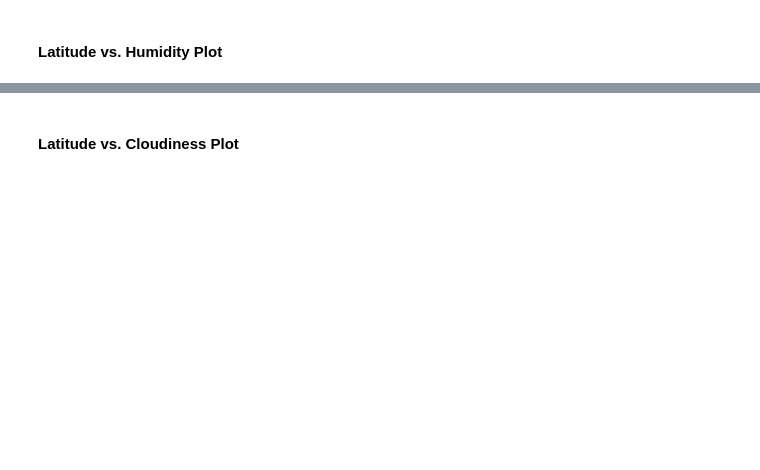
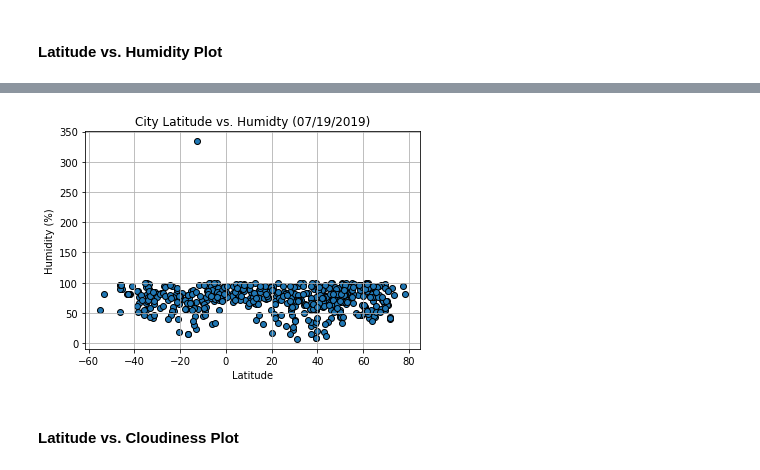
Before and after one commit to sno90/Osorio_Homework, a Jupyter notebook: 06-Python-APIs/WeatherPy.ipynb, the cells around one changed output, grey strips where cells are left out. Saved outputs shown, nothing was run; the diff lists cells and outputs as text; code cells hidden in the pictures; blank space fills up the shorter version.

```diff
--- a/06-Python-APIs/WeatherPy.ipynb
+++ b/06-Python-APIs/WeatherPy.ipynb
@@ -136,2 +182,16 @@ weather_data.head()
+# %%
+# Extract Humidity
+humidity_list = weather_data_df['Humidity']
+
+plt.scatter(latitude_list, humidity_list, edgecolors='black')
+
+plt.grid(True)
+plt.title('City Latitude vs. Humidty (07/19/2019)')
+plt.xlabel('Latitude')
+plt.ylabel('Humidity (%)')
+plt.savefig('output_data/CityLatitudeVsHumidity')
+plt.show()
+# %% [output]
+[figure, added]
 # %% [markdown]
 #### Latitude vs. Cloudiness Plot
```
Also changed, not shown: parts of 18 cells of this notebook, 5 other files.
